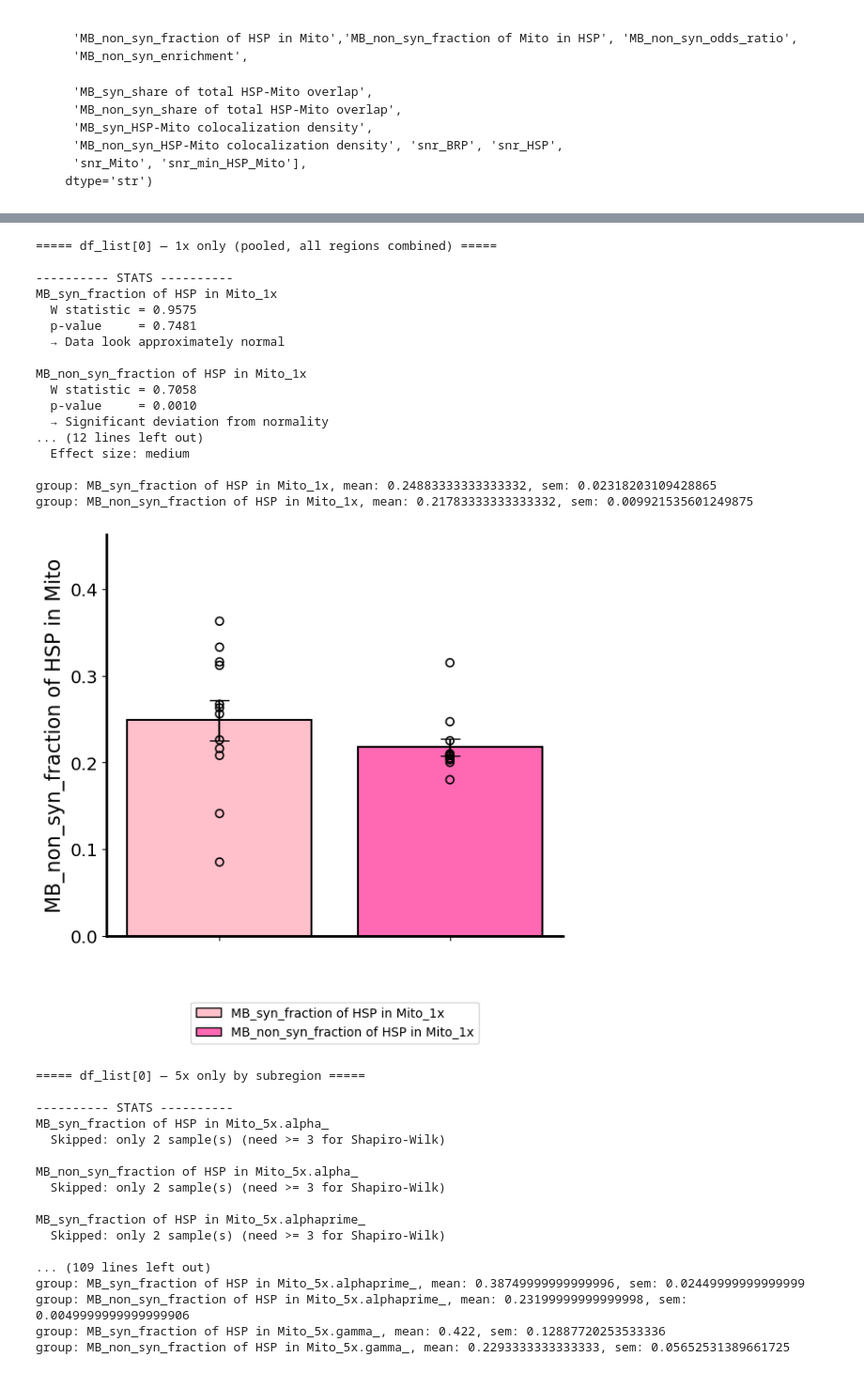
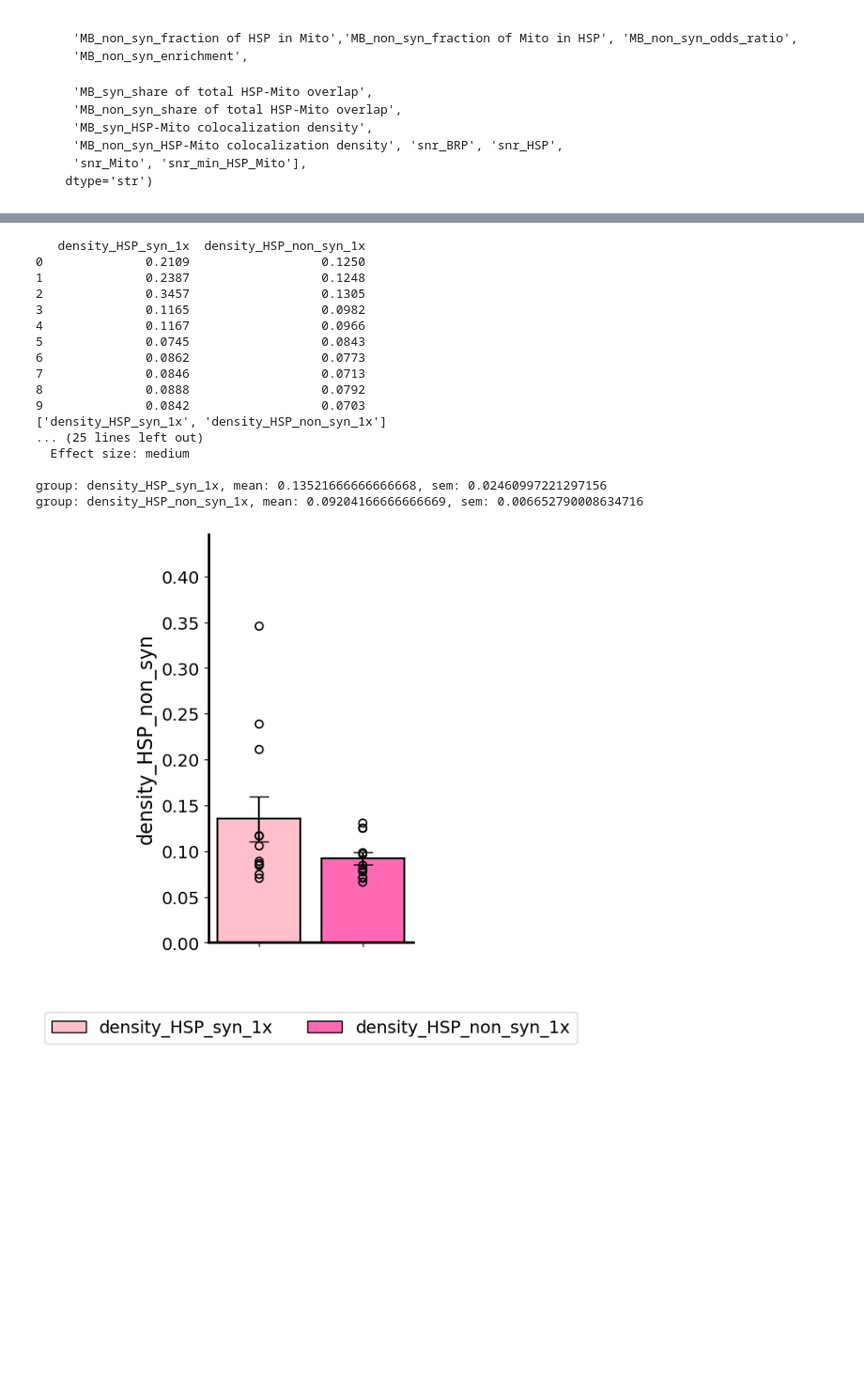
Before and after one commit to gmalagonv/confocal, a Jupyter notebook: analysis_notebooks/pooled_results.ipynb, the cells around one changed output, grey strips where cells are left out. Shown at 94% size. Cells and saved outputs as stored; diff of their text form; code cells hidden in the pictures; blank space fills up the shorter version.

Commit message:
plots pooled

```diff
--- a/analysis_notebooks/pooled_results.ipynb
+++ b/analysis_notebooks/pooled_results.ipynb
@@ -216,3 +198,10 @@ Index(['date', 'name', 'mask_HSP', 'mask_mito', 'mask_BRP', 'prop_MB_BRP',
        'MB_non_syn_HSP-Mito colocalization density', 'snr_BRP', 'snr_HSP',
        'snr_Mito', 'snr_min_HSP_Mito'],
       dtype='str')
+# %%
+df_dict = df_separator(pooled)
+print(df_dict.keys())
+df_5x_1x = pd.concat([df_dict['5x'], df_dict['1x']], axis=1)
+#df_5x_1x.head(10)
+#fast_plotter(['prop_MB-HSP_in_syn'], df=df_5x_1x, ylabel='', title=title,
+                        # bar_color=[['pink', 'hotpink']], quietStats=False, figsize=(6,6), legend=True)
@@ -219,7 +222,6 @@ Index(['date', 'name', 'mask_HSP', 'mask_mito', 'mask_BRP', 'prop_MB_BRP',
 # %%
 
-
-colmns2plot = ['MB_syn_fraction of HSP in Mito', 'MB_non_syn_fraction of HSP in Mito']
+#colmns2plot = ['MB_syn_fraction of HSP in Mito', 'MB_non_syn_fraction of HSP in Mito']
 #colmns2plot = ['MB_syn_fraction of Mito in HSP', 'MB_non_syn_fraction of Mito in HSP']
 
 #colmns2plot = ['MB_syn_enrichment','MB_non_syn_enrichment']
@@ -227,8 +229,10 @@ colmns2plot = ['MB_syn_fraction of HSP in Mito', 'MB_non_syn_fraction of HSP in
 #colmns2plot = ['MB_syn_share of total HSP-Mito overlap', 'MB_non_syn_share of total HSP-Mito overlap',]
 #colmns2plot = ['MB_syn_HSP-Mito colocalization density','MB_non_syn_HSP-Mito colocalization density']
 
-#colmns2plot = ['density_HSP_syn','density_HSP_non_syn']
+#colmns2plot = ['prop_MB-HSP_in_syn', 'prop_MB-Mito_in_syn']
+colmns2plot = ['density_HSP_syn','density_HSP_non_syn']
 #colmns2plot = ['density_Mito_syn','density_Mito_non_syn']
+
 #colmns2plot =['MB_syn_pearson_r HSP-Mito', 'MB_non_syn_pearson_r HSP-Mito']
 
 #colmns2plot = ['prop_MB-Mito_in_syn']
@@ -248,13 +252,15 @@ colors = [["pink","hotpink"],["skyblue","royalblue"],["lightgreen","seagreen"],[
 # SAME rows (e.g. '5x.alpha_' rows are a subset of '5x' rows). Mixing pooled and
 # subregion groups in one fast_plotter call would run ANOVA/Tukey on non-independent
 # groups, so each combination below is plotted separately.
+# Subregion (alpha/alphaprime/gamma) breakdown intentionally omitted here -- just
+# the three pooled-all-regions comparisons below. Add a ("... by subregion", [...])
+# entry back in if that breakdown is needed again later.
 plot_configs = [
    ("5x vs 1x (pooled, all regions combined)", ['5x', '1x']),
     #("5x vs 1x by subregion", ['5x.alpha_', '5x.alphaprime_', '5x.gamma_',
     #                            '1x.alpha_', '1x.alphaprime_', '1x.gamma_']),
     ("5x only (pooled, all regions combined)", ['5x']),
    ("1x only (pooled, all regions combined)", ['1x']),
-    ("5x only by subregion", ['5x.alpha_', '5x.alphaprime_', '5x.gamma_']),
     #("1x only by subregion", ['1x.alpha_', '1x.alphaprime_', '1x.gamma_']),
 ]
 
@@ -274,6 +280,8 @@ for j,df in enumerate(df_list):
                 # that index and turn every group but the first into all-NaN columns.
                 col_data[new_col] = df_k[col].reset_index(drop=True)
         all_df = pd.concat(col_data, axis=1)
+        print(all_df.head(10))
+        print(new_col_list)
 
         print(f"\n===== df_list[{j}] — {title} =====")
 
@@ -281,5 +289,7 @@ for j,df in enumerate(df_list):
         # (works for any combination of len(colmns2plot)/len(key_group), unlike a
         # fixed /2 divisor which breaks when colmns2plot has an odd length or 1 entry)
         bar_color = colors[j][:len(colmns2plot)] * len(key_group)
-        fast_plotter(new_col_list, df= all_df, ylabel=col,  bar_color=bar_color,  quietStats=False, figsize=(6,6), legend=True)
+
+
+        fast_plotter(new_col_list, df= all_df, ylabel=col,  bar_color=bar_color,  quietStats=False, figsize=(3,6), legend=True)
 # %% [output]
@@ -322,35 +332,18 @@ group: MB_non_syn_fraction of HSP in Mito_5x, mean: 0.21714285714285714, sem: 0.
-===== df_list[0] — 1x only (pooled, all regions combined) =====
-
----------- STATS ----------
-MB_syn_fraction of HSP in Mito_1x
-  W statistic = 0.9575
-  p-value     = 0.7481
-  → Data look approximately normal
-
-MB_non_syn_fraction of HSP in Mito_1x
-  W statistic = 0.7058
-  p-value     = 0.0010
-  → Significant deviation from normality
-... (12 lines left out)
+   density_HSP_syn_1x  density_HSP_non_syn_1x
+0              0.2109                  0.1250
+1              0.2387                  0.1248
+2              0.3457                  0.1305
+3              0.1165                  0.0982
+4              0.1167                  0.0966
+5              0.0745                  0.0843
+6              0.0862                  0.0773
+7              0.0846                  0.0713
+8              0.0888                  0.0792
+9              0.0842                  0.0703
+['density_HSP_syn_1x', 'density_HSP_non_syn_1x']
+... (25 lines left out)
   Effect size: medium
 
-group: MB_syn_fraction of HSP in Mito_1x, mean: 0.24883333333333332, sem: 0.02318203109428865
-group: MB_non_syn_fraction of HSP in Mito_1x, mean: 0.21783333333333332, sem: 0.009921535601249875
+group: density_HSP_syn_1x, mean: 0.13521666666666668, sem: 0.02460997221297156
+group: density_HSP_non_syn_1x, mean: 0.09204166666666669, sem: 0.006652790008634716
-[figure, old version]
+[figure, new version]
-===== df_list[0] — 5x only by subregion =====
-
----------- STATS ----------
-MB_syn_fraction of HSP in Mito_5x.alpha_
-  Skipped: only 2 sample(s) (need >= 3 for Shapiro-Wilk)
-
-MB_non_syn_fraction of HSP in Mito_5x.alpha_
-  Skipped: only 2 sample(s) (need >= 3 for Shapiro-Wilk)
-
-MB_syn_fraction of HSP in Mito_5x.alphaprime_
-  Skipped: only 2 sample(s) (need >= 3 for Shapiro-Wilk)
-
-... (109 lines left out)
-group: MB_syn_fraction of HSP in Mito_5x.alphaprime_, mean: 0.38749999999999996, sem: 0.02449999999999999
-group: MB_non_syn_fraction of HSP in Mito_5x.alphaprime_, mean: 0.23199999999999998, sem: 0.0049999999999999906
-group: MB_syn_fraction of HSP in Mito_5x.gamma_, mean: 0.422, sem: 0.12887720253533336
-group: MB_non_syn_fraction of HSP in Mito_5x.gamma_, mean: 0.2293333333333333, sem: 0.05652531389661725
```
Also changed, not shown: parts of 10 cells of this notebook, 5 other files.
